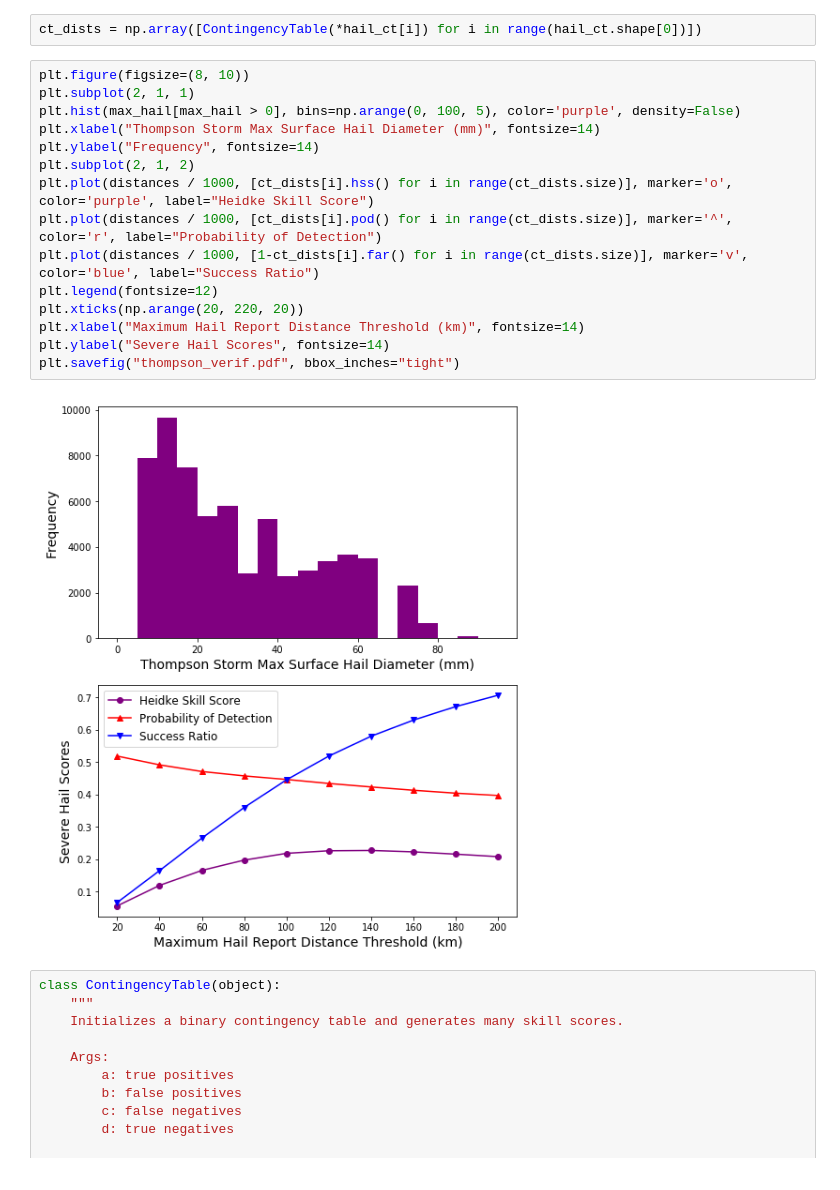
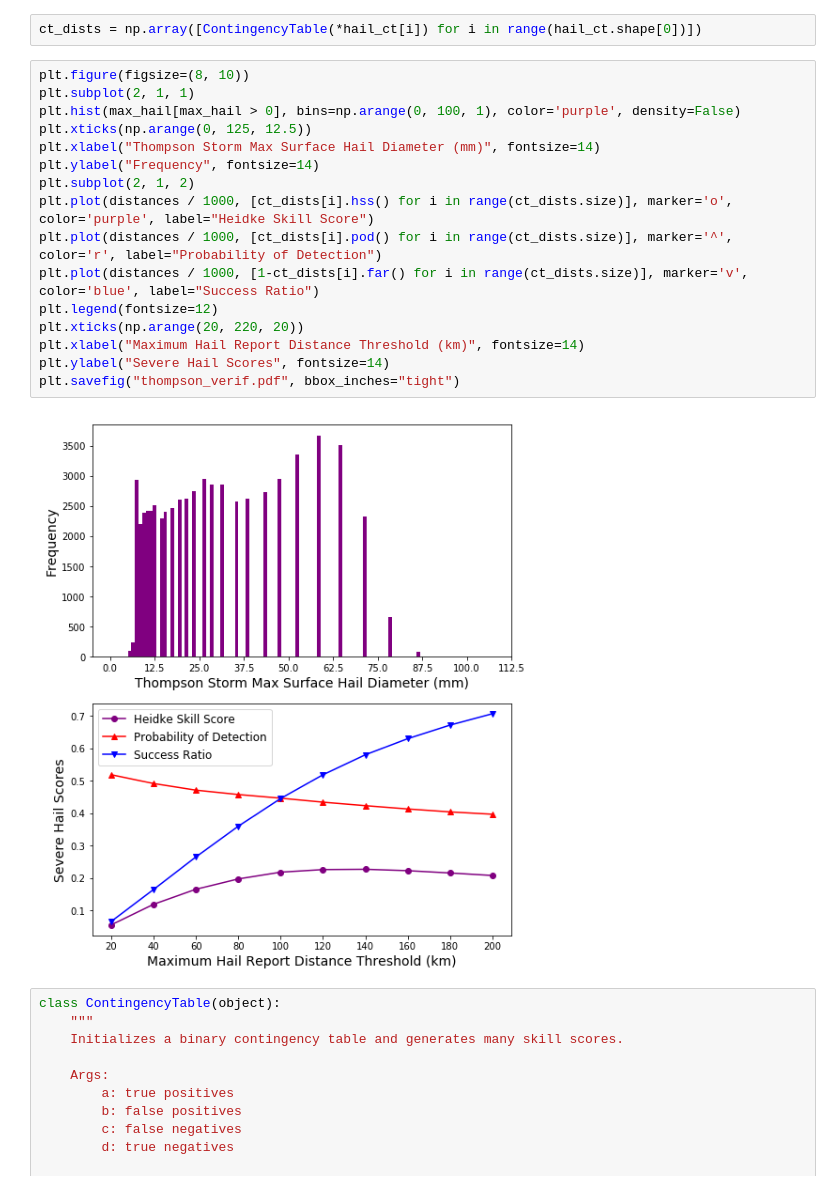
Before and after one commit to djgagne/deepsky, a Jupyter notebook: notebooks/ThompsonHail.ipynb, the cells around one changed output. Cells and saved outputs as stored; diff of their text form.

Commit message:
updated notebooks with journal paper figure results

```diff
--- a/notebooks/ThompsonHail.ipynb
+++ b/notebooks/ThompsonHail.ipynb
@@ -205,20 +205,21 @@ ct_dists = np.array([ContingencyTable(*hail_ct[i]) for i in range(hail_ct.shape[
 # %%
 plt.figure(figsize=(8, 10))
 plt.subplot(2, 1, 1)
-plt.hist(max_hail[max_hail > 0], bins=np.arange(0, 100, 5), color='purple', density=False)
+plt.hist(max_hail[max_hail > 0], bins=np.arange(0, 100, 1), color='purple', density=False)
+plt.xticks(np.arange(0, 125, 12.5))
 plt.xlabel("Thompson Storm Max Surface Hail Diameter (mm)", fontsize=14)
 plt.ylabel("Frequency", fontsize=14)
 plt.subplot(2, 1, 2)
 plt.plot(distances / 1000, [ct_dists[i].hss() for i in range(ct_dists.size)], marker='o', color='purple', label="Heidke Skill Score")
 plt.plot(distances / 1000, [ct_dists[i].pod() for i in range(ct_dists.size)], marker='^', color='r', label="Probability of Detection")
 plt.plot(distances / 1000, [1-ct_dists[i].far() for i in range(ct_dists.size)], marker='v', color='blue', label="Success Ratio")
 plt.legend(fontsize=12)
 plt.xticks(np.arange(20, 220, 20))
 plt.xlabel("Maximum Hail Report Distance Threshold (km)", fontsize=14)
 plt.ylabel("Severe Hail Scores", fontsize=14)
 plt.savefig("thompson_verif.pdf", bbox_inches="tight")
 # %% [output]
-[figure, old version]
+[figure, new version]
 # %%
 class ContingencyTable(object):
     """
```
Also changed, not shown: parts of 1 cell of this notebook, 5 other files.
